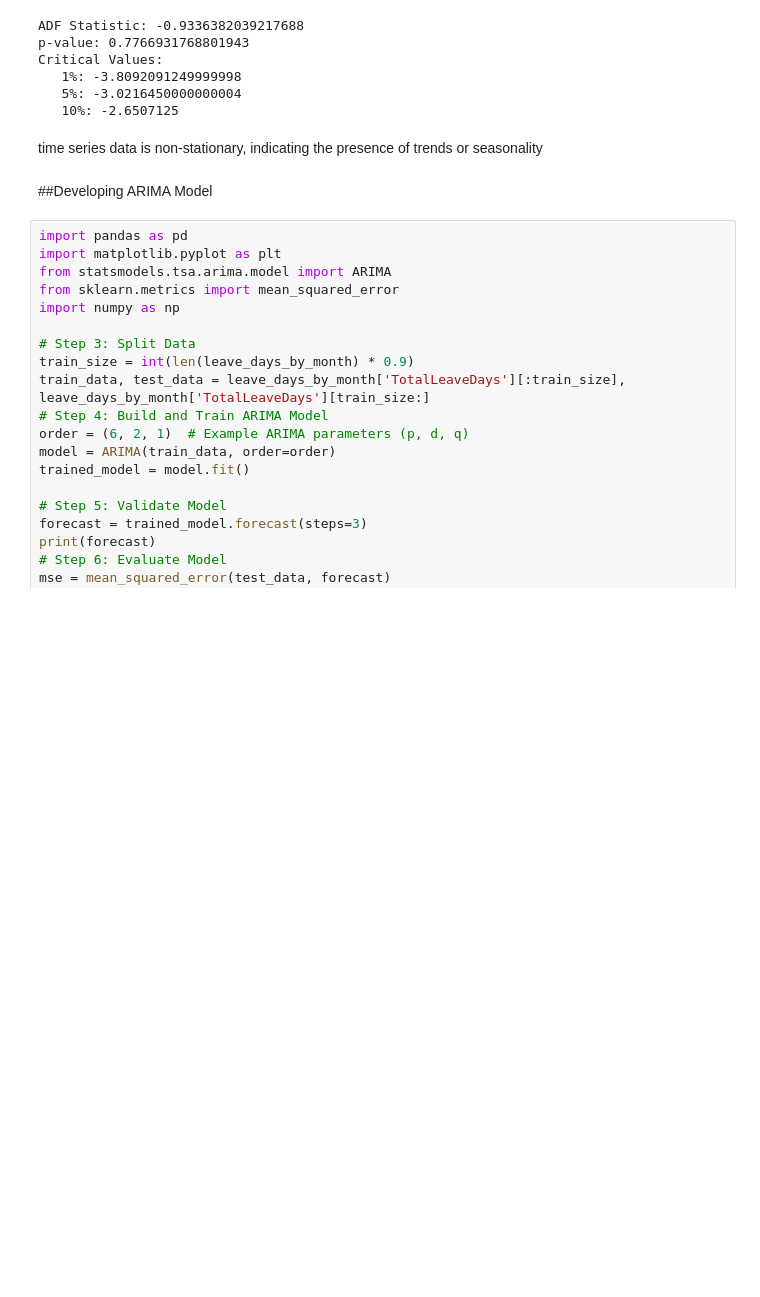
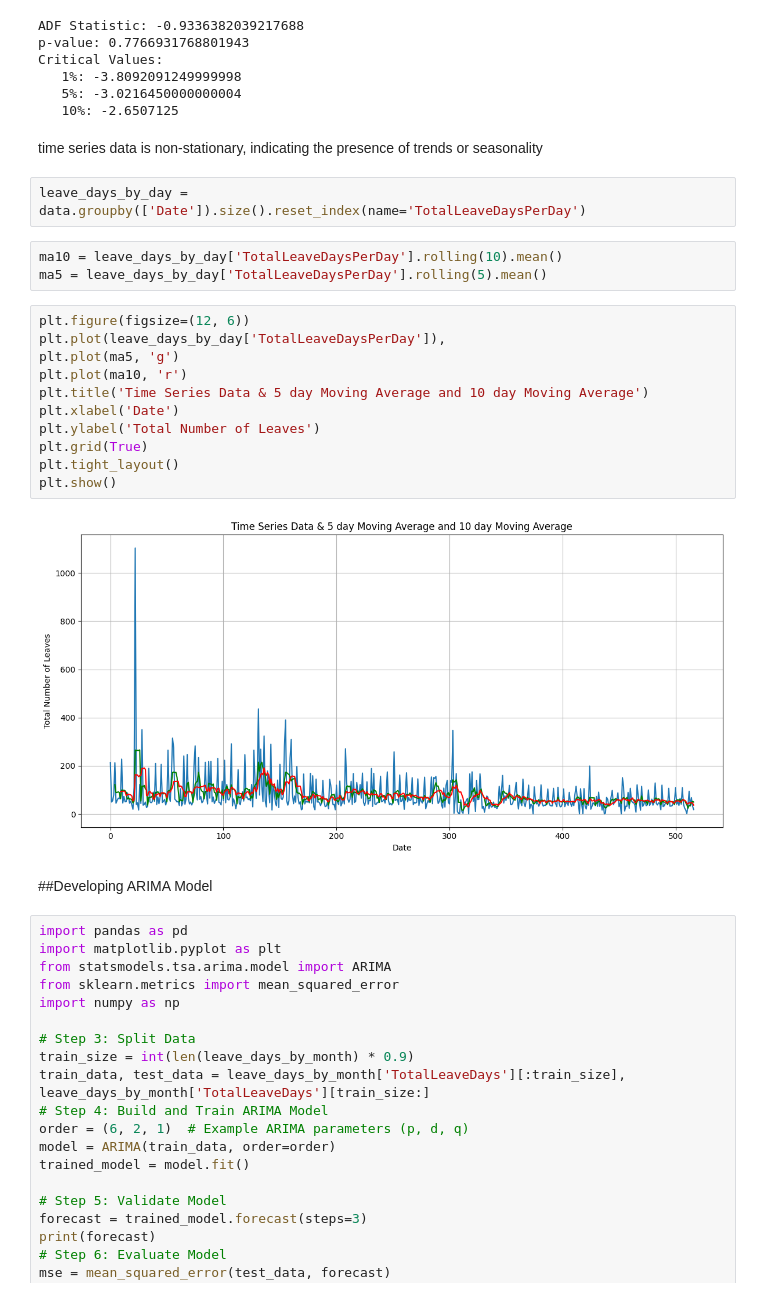
Before and after one commit to DSGP-Group-1-EAPS/SL-Apparel-Dataset, a Jupyter notebook: ARIMA_and_Random_Forest_Classifier.ipynb, the cells around one changed output. Cells and saved outputs as stored; diff of their text form; blank space fills up the shorter version.

```diff
--- a/ARIMA_and_Random_Forest_Classifier.ipynb
+++ b/ARIMA_and_Random_Forest_Classifier.ipynb
@@ -128,6 +165,24 @@ Critical Values:
    10%: -2.6507125
 # %% [markdown]
 time series data is non-stationary, indicating the presence of trends or seasonality
+# %%
+leave_days_by_day = data.groupby(['Date']).size().reset_index(name='TotalLeaveDaysPerDay')
+# %%
+ma10 = leave_days_by_day['TotalLeaveDaysPerDay'].rolling(10).mean()
+ma5 = leave_days_by_day['TotalLeaveDaysPerDay'].rolling(5).mean()
+# %%
+plt.figure(figsize=(12, 6))
+plt.plot(leave_days_by_day['TotalLeaveDaysPerDay']),
+plt.plot(ma5, 'g')
+plt.plot(ma10, 'r')
+plt.title('Time Series Data & 5 day Moving Average and 10 day Moving Average')
+plt.xlabel('Date')
+plt.ylabel('Total Number of Leaves')
+plt.grid(True)
+plt.tight_layout()
+plt.show()
+# %% [output]
+[figure, added]
 # %% [markdown]
 ##Developing ARIMA Model
 # %%
```
Also changed, not shown: parts of 8 cells of this notebook.
